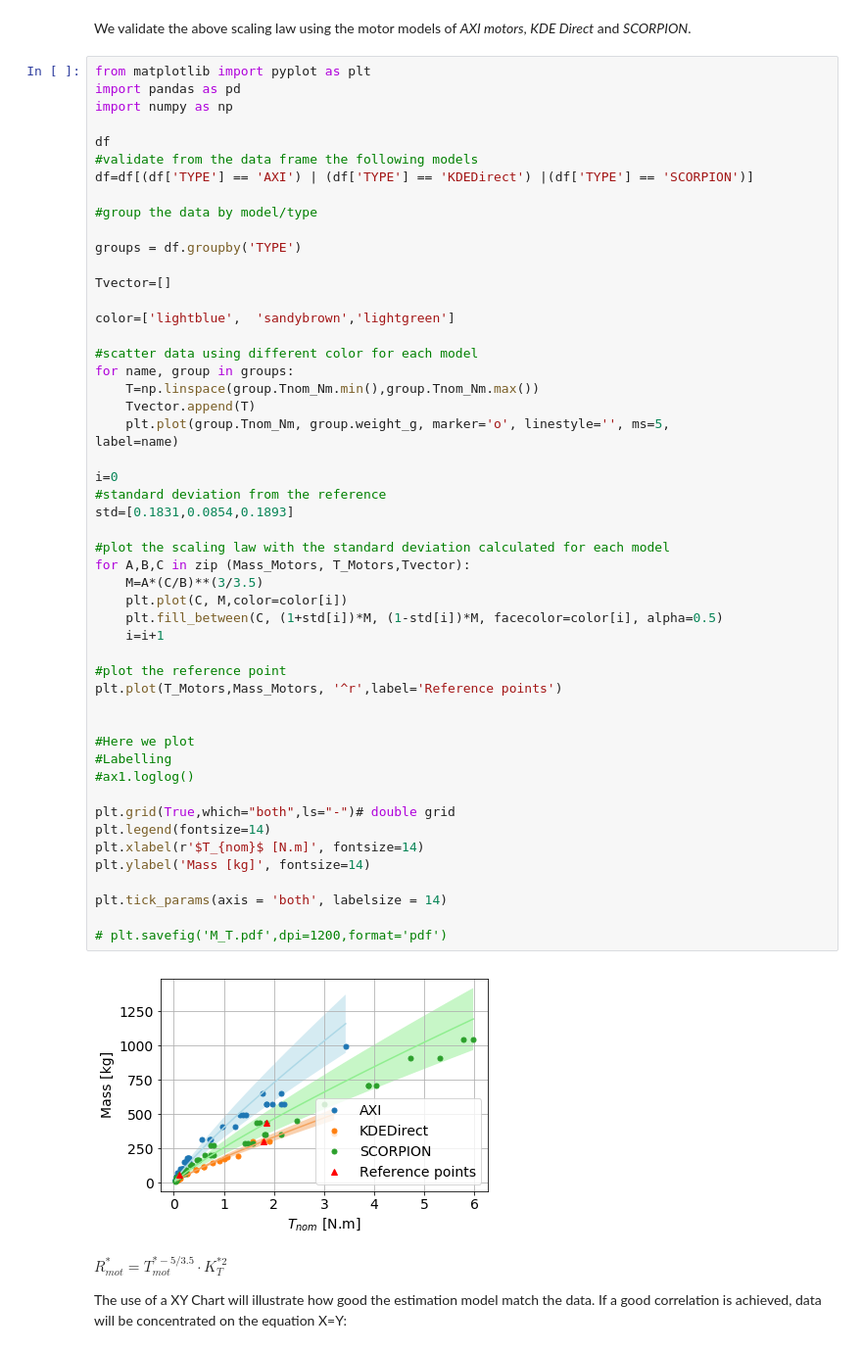
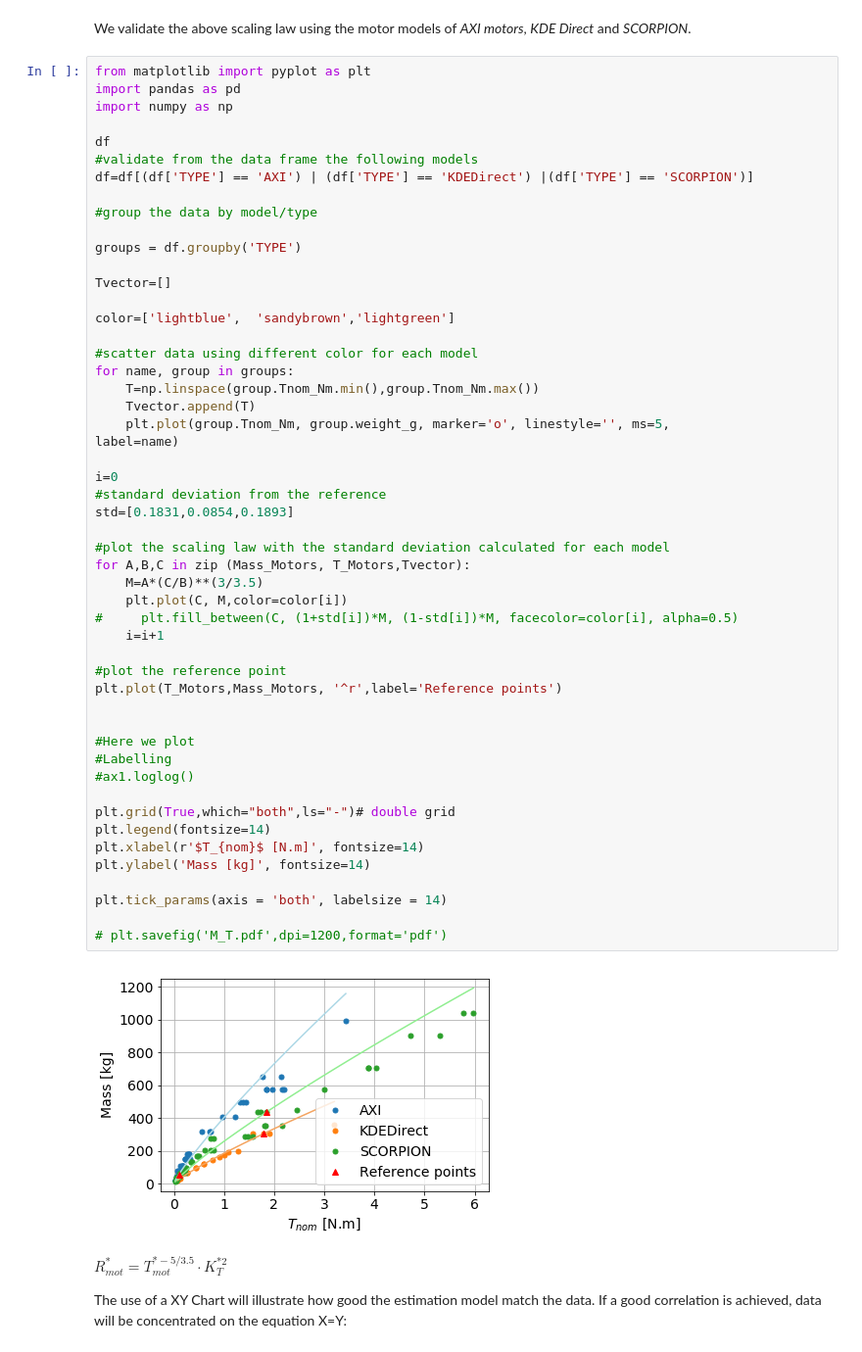
Before and after one commit to YevhenVieskov/multirotor-all, a Jupyter notebook: notebooks/04a_ScalingLawsMotors.ipynb, the cells around one changed output. Shown: that part at 98% size. Saved outputs shown, nothing was run; the diff lists cells and outputs as text.

```diff
--- a/notebooks/04a_ScalingLawsMotors.ipynb
+++ b/notebooks/04a_ScalingLawsMotors.ipynb
@@ -149,35 +143,35 @@ for name, group in groups:
     plt.plot(group.Tnom_Nm, group.weight_g, marker='o', linestyle='', ms=5,
 label=name)
 
 i=0
 #standard deviation from the reference
 std=[0.1831,0.0854,0.1893]
 
 #plot the scaling law with the standard deviation calculated for each model
 for A,B,C in zip (Mass_Motors, T_Motors,Tvector):
     M=A*(C/B)**(3/3.5)
     plt.plot(C, M,color=color[i])
-    plt.fill_between(C, (1+std[i])*M, (1-std[i])*M, facecolor=color[i], alpha=0.5)
+#     plt.fill_between(C, (1+std[i])*M, (1-std[i])*M, facecolor=color[i], alpha=0.5)
     i=i+1
 
 #plot the reference point
 plt.plot(T_Motors,Mass_Motors, '^r',label='Reference points')
 
 
 #Here we plot
 #Labelling
 #ax1.loglog()
 
 plt.grid(True,which="both",ls="-")# double grid
 plt.legend(fontsize=14)
 plt.xlabel(r'$T_{nom}$ [N.m]', fontsize=14)
 plt.ylabel('Mass [kg]', fontsize=14)
 
 plt.tick_params(axis = 'both', labelsize = 14)
 
 # plt.savefig('M_T.pdf',dpi=1200,format='pdf')
 # %% [output]
-[figure, old version]
+[figure, new version]
 # %% [markdown]
 $R_{mot}^*=T_{mot}^{*-5/3.5}\cdot K_T^{*2}$
 
```
Also changed, not shown: parts of 1 cell of this notebook, 1 other file.
